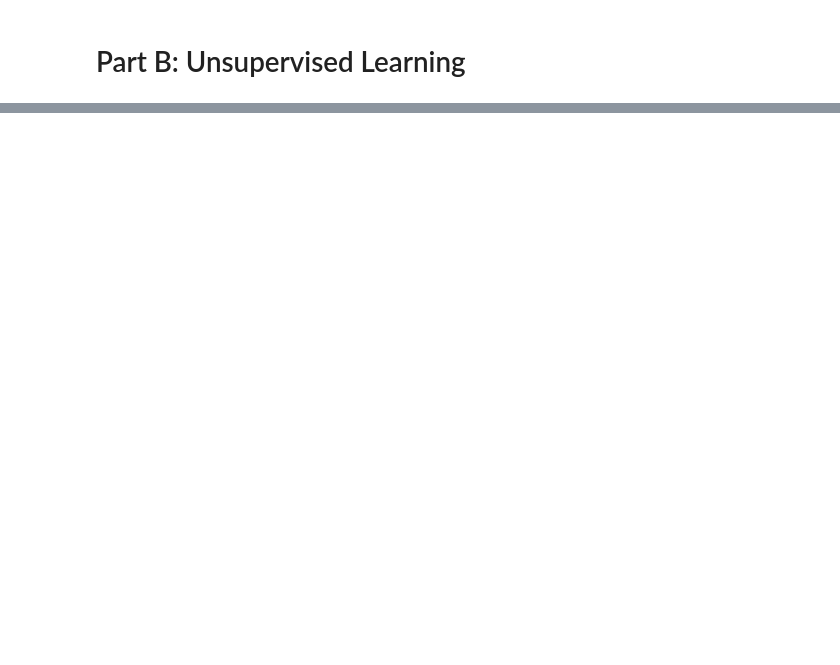
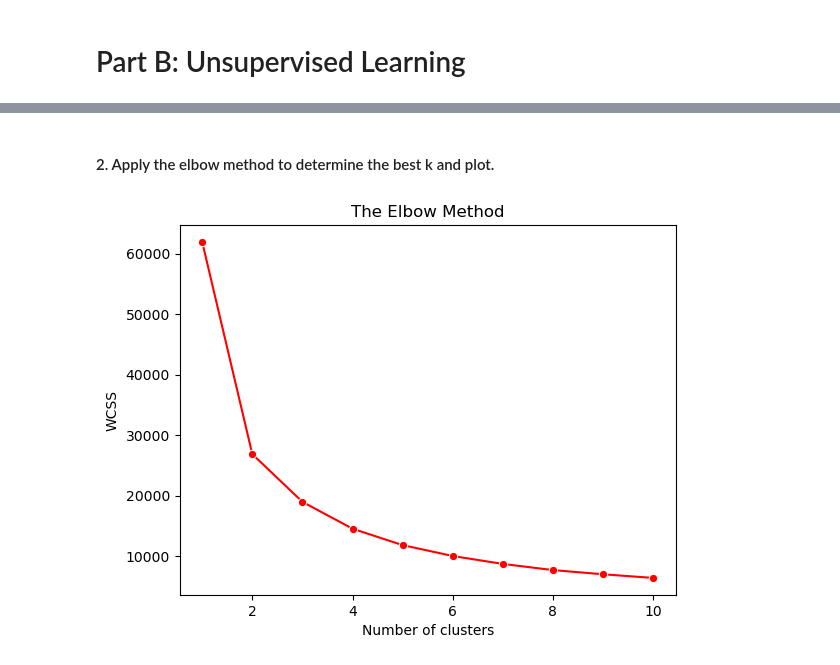
Before and after one commit to kayaisacat/IAI5101_Assignment2, a Jupyter notebook: Assignment2.ipynb, the cells around one changed output, grey strips where cells are left out. Cells and saved outputs as stored; diff of their text form; code cells hidden in the pictures; blank space fills up the shorter version.

```diff
--- a/Assignment2.ipynb
+++ b/Assignment2.ipynb
@@ -257,0 +594,21 @@ The ensemble of heterogeneous models have a good predition, and the evaluation o
+# %% [markdown]
+#### 2. Apply the elbow method to determine the best k and plot.
+# %%
+# Using the elbow method to find the optimal number of clusters
+wcss = [] # the within-cluster sum of squares (WCSS)
+K = range(1,11)
+for k in K:
+    kmeans = KMeans(n_clusters=k, init = 'k-means++', random_state = 42)
+    #kmeans = kmeans.fit(X)
+    kmeans.fit(X_scaled)
+
+    # inertia method returns wcss for that model
+    wcss.append(kmeans.inertia_)
+
+sns.lineplot(x=K, y=wcss, marker='o', color='red')
+plt.title('The Elbow Method')
+plt.xlabel('Number of clusters')
+plt.ylabel('WCSS')
+plt.show()
+# %% [output]
+[figure, added]
```
Also changed, not shown: parts of 44 cells of this notebook.
